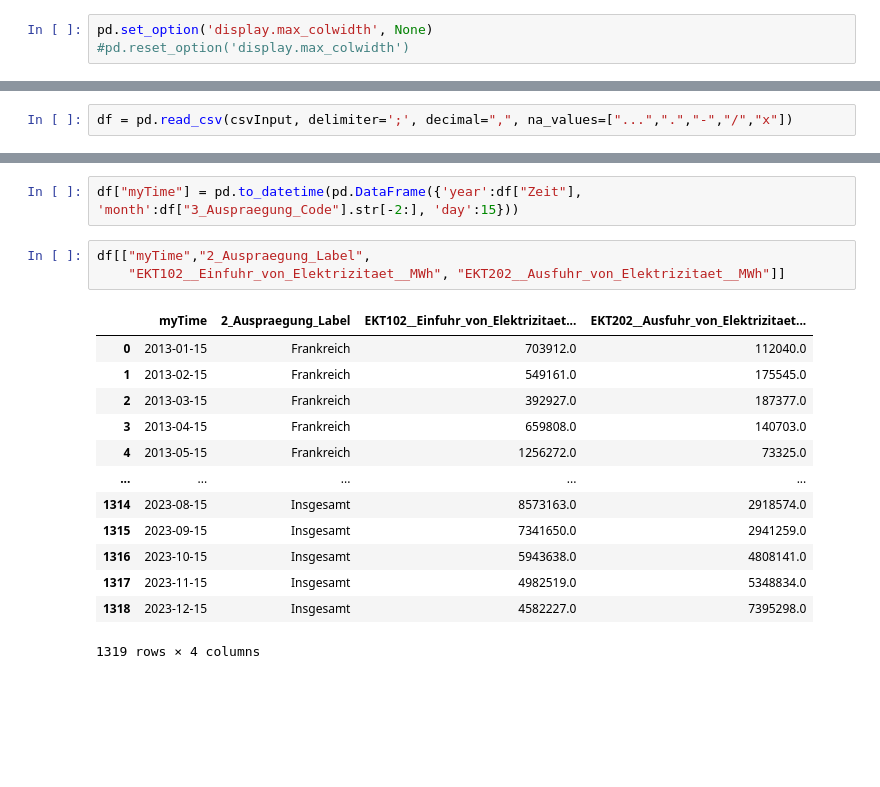
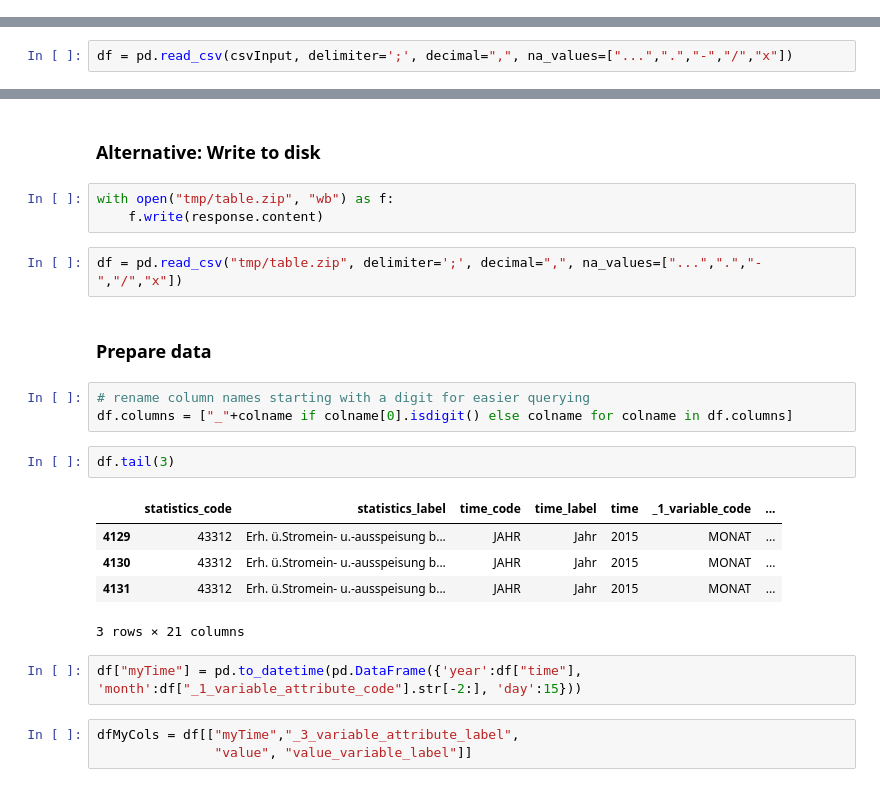
Before and after one commit to wahlatlas/api, a Jupyter notebook: stromhandel-genesis.ipynb, the cells around one changed output, grey strips where cells are left out. Cells and saved outputs as stored; diff of their text form; blank space fills up the shorter version.

```diff
--- a/stromhandel-genesis.ipynb
+++ b/stromhandel-genesis.ipynb
@@ -13,6 +13,3 @@ from matplotlib.dates import DateFormatter
-# %%
-pd.set_option('display.max_colwidth', None)
-#pd.reset_option('display.max_colwidth')
 # %%
 pd.__version__
 # %% [output]
@@ -131,19 +75,25 @@ df.tail(5)[["Statistik_Code","Statistik_Label","Zeit","3_Auspraegung_Label","2_A
+# %% [markdown]
+### Alternative: Write to disk
+# %%
+with open("tmp/table.zip", "wb") as f:
+    f.write(response.content)
+# %%
+df = pd.read_csv("tmp/table.zip", delimiter=';', decimal=",", na_values=["...",".","-","/","x"])
+# %% [markdown]
+### Prepare data
+# %%
+# rename column names starting with a digit for easier querying
+df.columns = ["_"+colname if colname[0].isdigit() else colname for colname in df.columns]
+# %%
+df.tail(3)
+# %% [output]
+|  | statistics_code | statistics_label | time_code | time_label | time | _1_variable_code | ... |
+| 4129 | 43312 | Erh. ü.Stromein- u.-ausspeisung b... | JAHR | Jahr | 2015 | MONAT | ... |
+| 4130 | 43312 | Erh. ü.Stromein- u.-ausspeisung b... | JAHR | Jahr | 2015 | MONAT | ... |
+| 4131 | 43312 | Erh. ü.Stromein- u.-ausspeisung b... | JAHR | Jahr | 2015 | MONAT | ... |
+3 rows × 21 columns
 # %%
-df["myTime"] = pd.to_datetime(pd.DataFrame({'year':df["Zeit"], 'month':df["3_Auspraegung_Code"].str[-2:], 'day':15}))
+df["myTime"] = pd.to_datetime(pd.DataFrame({'year':df["time"], 'month':df["_1_variable_attribute_code"].str[-2:], 'day':15}))
-# %%
-df[["myTime","2_Auspraegung_Label",
-    "EKT102__Einfuhr_von_Elektrizitaet__MWh", "EKT202__Ausfuhr_von_Elektrizitaet__MWh"]]
-# %% [output]
-|  | myTime | 2_Auspraegung_Label | EKT102__Einfuhr_von_Elektrizitaet... | EKT202__Ausfuhr_von_Elektrizitaet... |
-| 0 | 2013-01-15 | Frankreich | 703912.0 | 112040.0 |
-| 1 | 2013-02-15 | Frankreich | 549161.0 | 175545.0 |
-| 2 | 2013-03-15 | Frankreich | 392927.0 | 187377.0 |
-| 3 | 2013-04-15 | Frankreich | 659808.0 | 140703.0 |
-| 4 | 2013-05-15 | Frankreich | 1256272.0 | 73325.0 |
-| ... | ... | ... | ... | ... |
-| 1314 | 2023-08-15 | Insgesamt | 8573163.0 | 2918574.0 |
-| 1315 | 2023-09-15 | Insgesamt | 7341650.0 | 2941259.0 |
-| 1316 | 2023-10-15 | Insgesamt | 5943638.0 | 4808141.0 |
-| 1317 | 2023-11-15 | Insgesamt | 4982519.0 | 5348834.0 |
-| 1318 | 2023-12-15 | Insgesamt | 4582227.0 | 7395298.0 |
-1319 rows × 4 columns
+# %%
+dfMyCols = df[["myTime","_3_variable_attribute_label",
+               "value", "value_variable_label"]]
```
Also changed, not shown: parts of 32 cells of this notebook.
